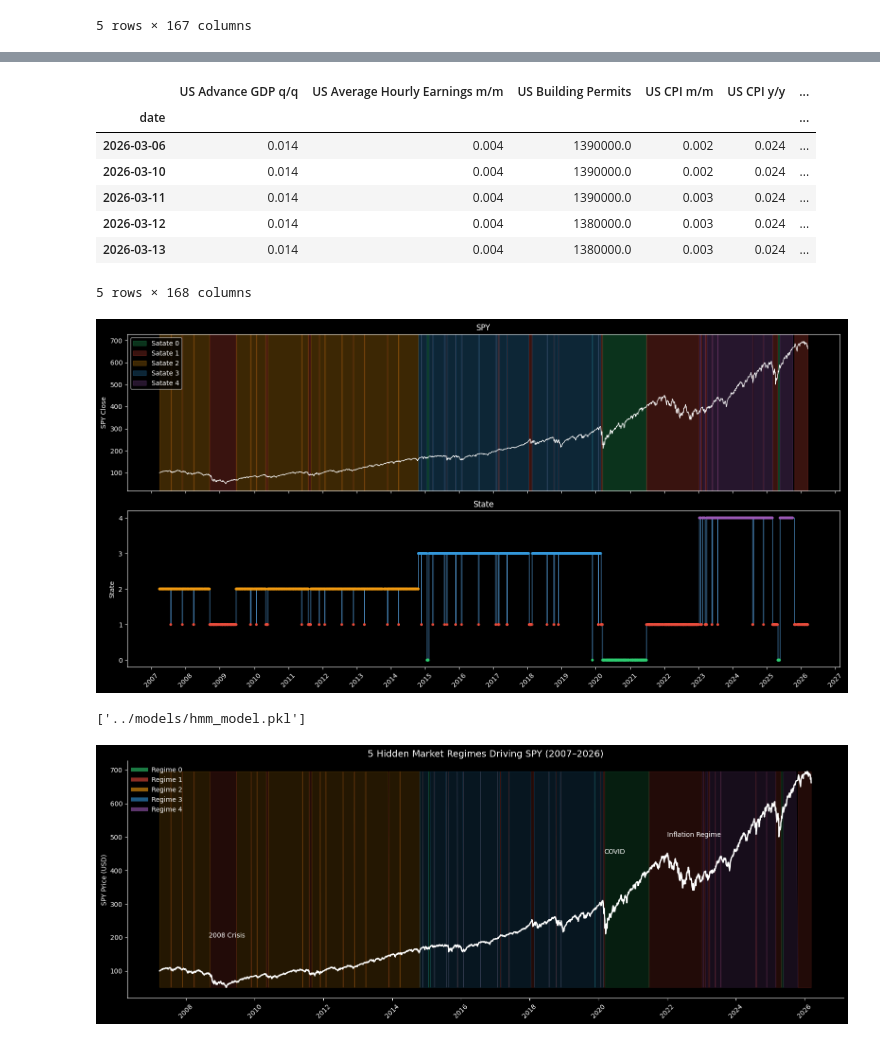
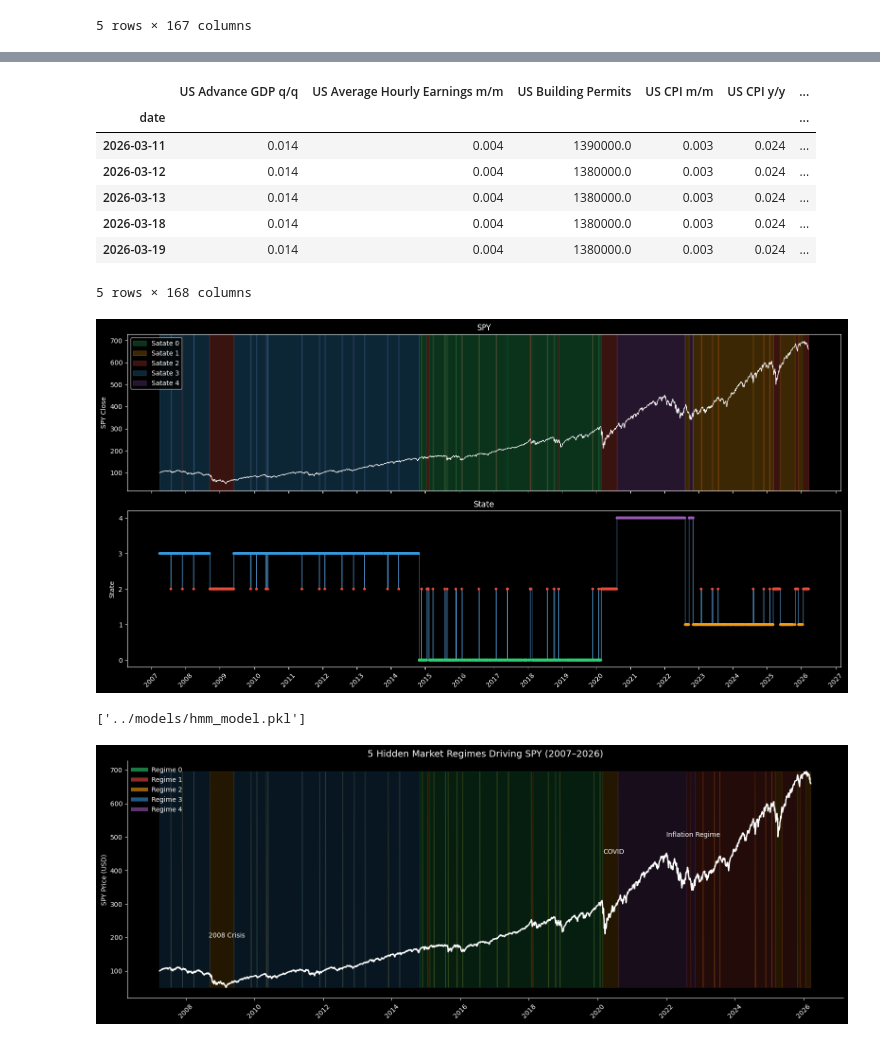
Before and after one commit to iagorivadulla/Market-Regime-ML-Meta-Labeling-System, a Jupyter notebook: models/hmm_model.ipynb, the cells around one changed output, grey strips where cells are left out. Saved outputs shown, nothing was run; the diff lists cells and outputs as text; code cells hidden in the pictures.

```diff
--- a/models/hmm_model.ipynb
+++ b/models/hmm_model.ipynb
@@ -74,7 +73,7 @@ df.head()
 scaler = StandardScaler()
 X_scaled = scaler.fit_transform(df)
 # %%
-pca = PCA(n_components=0.95, random_state=42)
+pca = PCA(n_components=0.90, random_state=42)
 X_pca = pca.fit_transform(X_scaled)
 # %%
 def make_prior_from_durations(durations_days: list[float], n_states: int, alpha_off: float = 1.0) -> np.ndarray:
@@ -84,7 +83,7 @@ def make_prior_from_durations(durations_days: list[float], n_states: int, alpha_
         # p_ii = (D-1)/D → alpha_diag = (D-1)*(n-1)*alpha_off
         prior[i, i] = (duration - 1) * (n_states - 1) * alpha_off
     return prior
-durations = [45, 120, 30, 90, 60,]
+durations = [30, 60, 90, 45, 120]
 
 n_states = 5
 prior_matrix = make_prior_from_durations(durations, n_states)
@@ -109,8 +108,7 @@ Prior matrix:
 # %%
-n_states = 5
 
 prior_matrix = make_prior_from_durations(
-    durations_days=[45, 120, 30, 90, 60],
+    durations_days=durations,
     n_states=n_states,
     alpha_off=1.0
 )
@@ -121,10 +119,10 @@ model = GaussianHMM(
     n_iter=2000,
     covariance_type="diag",
     random_state=42,
-    algorithm='viterbi',
-    tol=1e-5,
+
+    tol=1e-4,
 )
-model.init_params = "smc"
+model.init_params = "stmc"
 model.fit(X_pca)
 
 print(f"Converged: {model.monitor_.converged}")
@@ -150,11 +159,11 @@ df.tail()
 # %% [output]
 |  | US Advance GDP q/q | US Average Hourly Earnings m/m | US Building Permits | US CPI m/m | US CPI y/y | ... |
 | date |  |  |  |  |  | ... |
-| 2026-03-06 | 0.014 | 0.004 | 1390000.0 | 0.002 | 0.024 | ... |
-| 2026-03-10 | 0.014 | 0.004 | 1390000.0 | 0.002 | 0.024 | ... |
 | 2026-03-11 | 0.014 | 0.004 | 1390000.0 | 0.003 | 0.024 | ... |
 | 2026-03-12 | 0.014 | 0.004 | 1380000.0 | 0.003 | 0.024 | ... |
 | 2026-03-13 | 0.014 | 0.004 | 1380000.0 | 0.003 | 0.024 | ... |
+| 2026-03-18 | 0.014 | 0.004 | 1380000.0 | 0.003 | 0.024 | ... |
+| 2026-03-19 | 0.014 | 0.004 | 1380000.0 | 0.003 | 0.024 | ... |
 5 rows × 168 columns
 # %%
 plt.style.use("dark_background")
@@ -162,7 +171,7 @@ plt.style.use("dark_background")
 fig, (ax1, ax2) = plt.subplots(2, 1, figsize=(16, 8), sharex=True)
 
 n_states = model.n_components
-colors = colors = ['#2ecc71', '#e74c3c', '#f39c12', '#3498db', '#9b59b6', '#e84393'][:n_states]
+colors = colors = ['#2ecc71', '#f39c12', '#e74c3c', '#3498db', '#9b59b6', '#e84393'][:n_states]
 
 # ── SPY price ───────────────────────────────────────────────────────────────
 ax1.plot(df.index, df['spy_close'], color='white', lw=1)
@@ -170,34 +179,34 @@ ax1.set_ylabel('SPY Close')
 ax1.set_title('SPY')
 
 for regime_id, color in enumerate(colors):
     mask = df['state'] == regime_id
     ax1.fill_between(df.index, 0, 1,
                      where=mask, alpha=0.25, color=color,
                      transform=ax1.get_xaxis_transform(),
                      label=f'Satate {regime_id}')
 ax1.legend(loc='upper left')
 
 # ── Estate ────────────────────────────────────────────────────────
 ax2.plot(df.index, df['state'], color='steelblue', lw=1, drawstyle='steps-post')
 ax2.scatter(df.index, df['state'],
             c=[colors[s] for s in df['state']], s=10, zorder=3)
 ax2.set_yticks(range(n_states))
 ax2.set_ylabel('State')
 ax2.set_title('State')
 
 ax2.xaxis.set_major_locator(mdates.YearLocator())
 ax2.xaxis.set_major_formatter(mdates.DateFormatter('%Y'))
 plt.xticks(rotation=45)
 
 #save the img
 
 plt.savefig('regimes.png', dpi=300, bbox_inches='tight')
 
 
 plt.tight_layout()
 plt.show()
 # %% [output]
-[figure, old version]
+[figure, new version]
 # %%
 #save model, scaler and pca
 joblib.dump(scaler, '../models/scaler.pkl')
@@ -261,4 +270,4 @@ plt.savefig('regimes_clean.png', dpi=300, bbox_inches='tight')
 
 plt.show()
 # %% [output]
-[figure, old version]
+[figure, new version]
```
Also changed, not shown: parts of 5 cells of this notebook, 5 other files.
